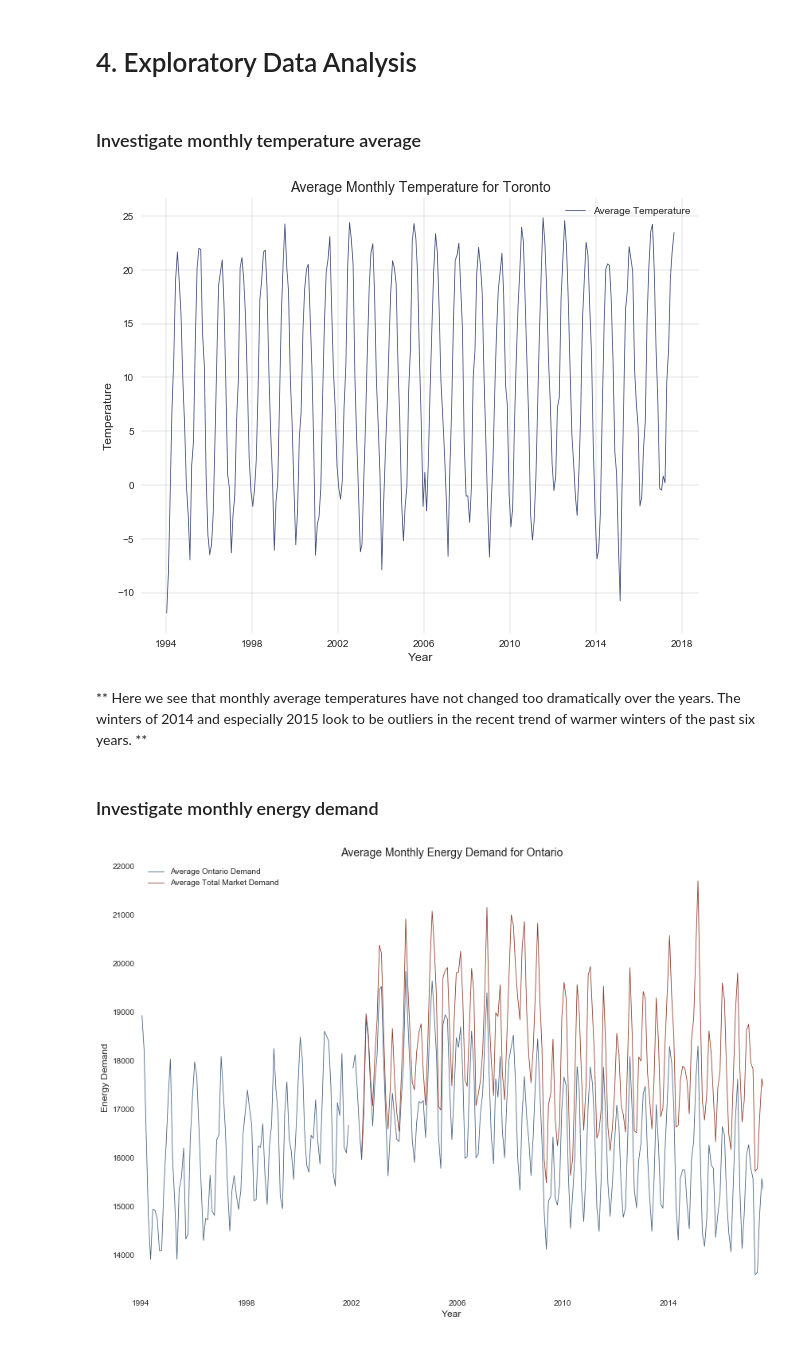
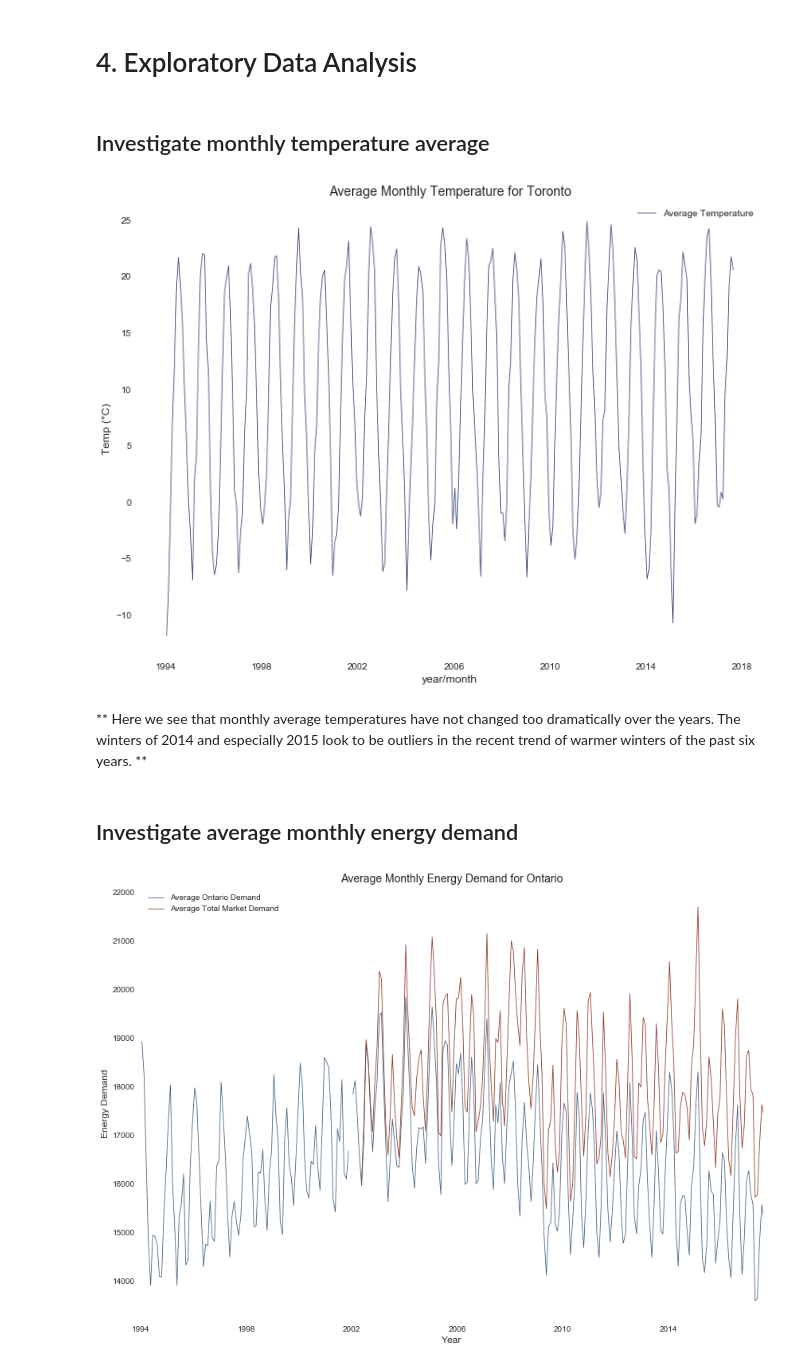
Before and after one commit to james-parks/Project2, a Jupyter notebook: CanadaEnergyUse.ipynb, the cells around one changed output. Cells and saved outputs as stored; diff of their text form; code cells hidden in the pictures.

```diff
--- a/CanadaEnergyUse.ipynb
+++ b/CanadaEnergyUse.ipynb
@@ -191,30 +265,32 @@ memory usage: 55.5+ MB
 # %% [markdown]
 # 4. Exploratory Data Analysis
 # %% [markdown]
-### Investigate monthly temperature average
+## Investigate monthly temperature average
 # %%
 yearly_avg=all_data.groupby(["Year","Month"]).mean().reset_index()
 yearly_avg["year/month"]=pd.to_datetime(yearly_avg[["Year","Month","Day"]])
 # %%
-fig, ax = plt.subplots(figsize=(10, 8))
-ax.spines["top"].set_visible(False)
-ax.spines["right"].set_visible(False)
-ax.set_facecolor('white')
-ax.get_xaxis().tick_bottom()
-ax.get_yaxis().tick_left()
-ax.grid(color='black', linestyle='-', linewidth=.1)
-plt.plot(yearly_avg["year/month"], yearly_avg["Temp (°C)"], color="#3F4D7D", linewidth=0.8,label="Average Temperature")
-plt.xlabel('Year', fontsize=12)
-plt.ylabel('Temperature', fontsize=12)
-plt.title('Average Monthly Temperature for Toronto', fontsize=14)
-plt.legend()
-plt.show()
+def line_plot(df,ind,dep,label_name,title_name,plot_color):
+    fig,ax = plt.subplots(figsize=(12,9))
+    ax.spines["top"].set_visible(False)
+    ax.spines["right"].set_visible(False)
+    ax.set_facecolor('white')
+    ax.get_xaxis().tick_bottom()
+    ax.get_yaxis().tick_left()
+    plt.plot(df[ind], df[dep], color=plot_color, linewidth=0.8,label=label_name)
+    plt.xlabel(ind, fontsize=12)
+    plt.ylabel(dep, fontsize=12)
+    plt.title(title_name, fontsize=14)
+    plt.legend()
+    plt.show()
-# %% [output]
-[figure, removed]
+# %%
+line_plot(yearly_avg,"year/month","Temp (°C)", "Average Temperature",'Average Monthly Temperature for Toronto',"#3F4D7D")
+# %% [output]
+[figure, added]
 # %% [markdown]
 ** Here we see that monthly average temperatures have not changed too dramatically over the years. The winters of 2014 and especially 2015 look to be outliers in the recent trend of warmer winters of the past six years. **
 # %% [markdown]
-### Investigate monthly energy demand
+## Investigate average monthly energy demand
 # %%
 fig, ax = plt.subplots(figsize=(14, 10))
 ax.spines["top"].set_visible(False)
```
Also changed, not shown: parts of 99 cells of this notebook.
